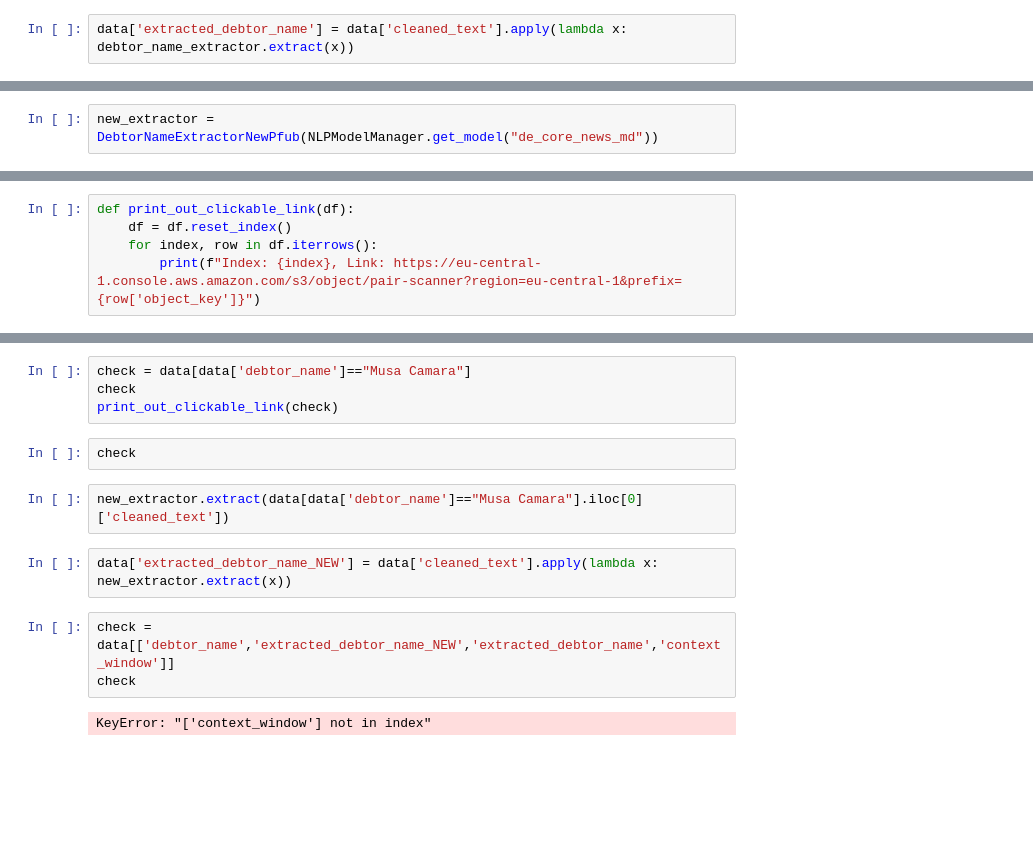
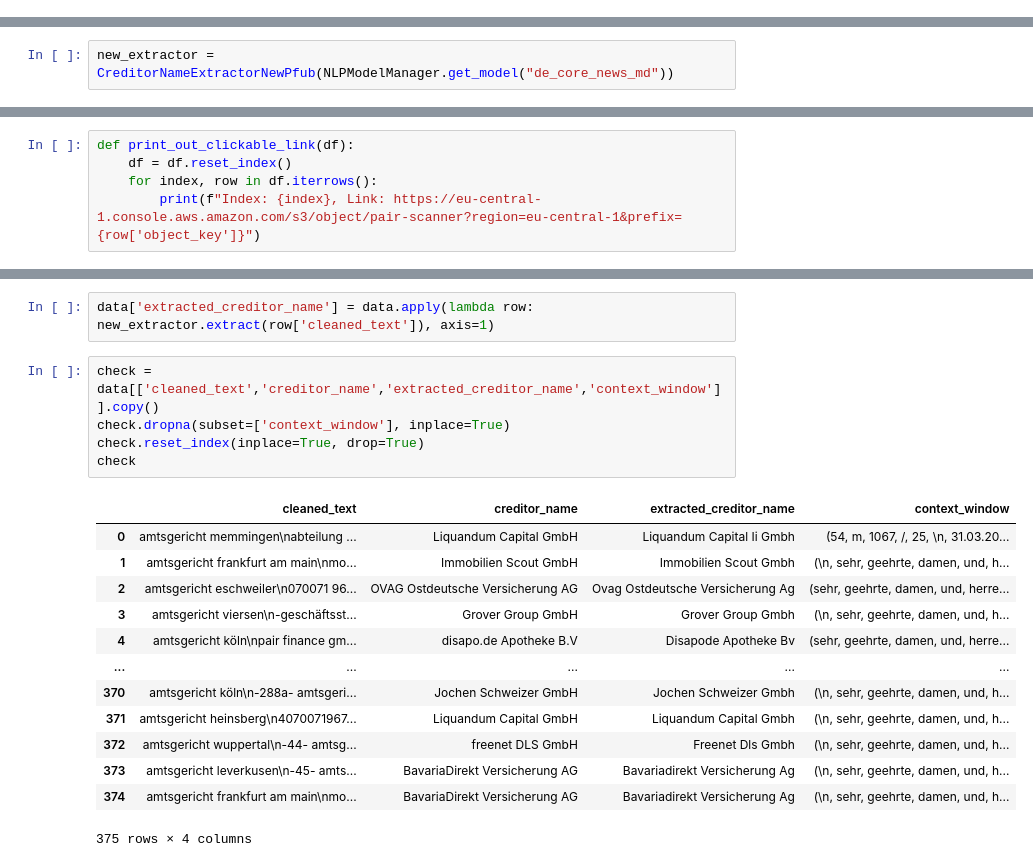
Before and after one commit to pair-finance/aftercourt_automation, a Jupyter notebook: notebooks/parameter_extraction/pfub-erlass/PFUB_CREDITOR_NAME_extraction.ipynb, the cells around one changed output, grey strips where cells are left out. Saved outputs shown, nothing was run; the diff lists cells and outputs as text; blank space fills up the shorter version.

Commit message:
pfub erlass creditor name extraction

```diff
--- a/notebooks/parameter_extraction/pfub-erlass/PFUB_CREDITOR_NAME_extraction.ipynb
+++ b/notebooks/parameter_extraction/pfub-erlass/PFUB_CREDITOR_NAME_extraction.ipynb
@@ -83,2 +64,0 @@ debtor_name_extractor = DebtorNameExtractor(NLPModelManager.get_model("de_core_n
-# %%
-data['extracted_debtor_name'] = data['cleaned_text'].apply(lambda x: debtor_name_extractor.extract(x))
@@ -278,3 +207,3 @@ class DebtorNameExtractorNewPfub(BaseExtractor):
 # %%
-new_extractor = DebtorNameExtractorNewPfub(NLPModelManager.get_model("de_core_news_md"))
+new_extractor = CreditorNameExtractorNewPfub(NLPModelManager.get_model("de_core_news_md"))
 # %%
@@ -310,15 +322,21 @@ check
-# %%
-check = data[data['debtor_name']=="Musa Camara"]
-check
-print_out_clickable_link(check)
-# %%
-check
-# %%
-new_extractor.extract(data[data['debtor_name']=="Musa Camara"].iloc[0]['cleaned_text'])
-# %%
-data['extracted_debtor_name_NEW'] = data['cleaned_text'].apply(lambda x: new_extractor.extract(x))
+# %%
+data['extracted_creditor_name'] = data.apply(lambda row: new_extractor.extract(row['cleaned_text']), axis=1)
 # %%
-check = data[['debtor_name','extracted_debtor_name_NEW','extracted_debtor_name','context_window']]
+check = data[['cleaned_text','creditor_name','extracted_creditor_name','context_window']].copy()
+check.dropna(subset=['context_window'], inplace=True)
+check.reset_index(inplace=True, drop=True)
 check
 # %% [output]
+|  | cleaned_text | creditor_name | extracted_creditor_name | context_window |
+| 0 | amtsgericht memmingen\nabteilung ... | Liquandum Capital GmbH | Liquandum Capital Ii Gmbh | (54, m, 1067, /, 25, \n, 31.03.20... |
+| 1 | amtsgericht frankfurt am main\nmo... | Immobilien Scout GmbH | Immobilien Scout Gmbh | (\n, sehr, geehrte, damen, und, h... |
+| 2 | amtsgericht eschweiler\n070071 96... | OVAG Ostdeutsche Versicherung AG | Ovag Ostdeutsche Versicherung Ag | (sehr, geehrte, damen, und, herre... |
+| 3 | amtsgericht viersen\n-geschäftsst... | Grover Group GmbH | Grover Group Gmbh | (\n, sehr, geehrte, damen, und, h... |
+| 4 | amtsgericht köln\npair finance gm... | disapo.de Apotheke B.V | Disapode Apotheke Bv | (sehr, geehrte, damen, und, herre... |
+| ... | ... | ... | ... | ... |
+| 370 | amtsgericht köln\n-288a- amtsgeri... | Jochen Schweizer GmbH | Jochen Schweizer Gmbh | (\n, sehr, geehrte, damen, und, h... |
+| 371 | amtsgericht heinsberg\n4070071967... | Liquandum Capital GmbH | Liquandum Capital Gmbh | (\n, sehr, geehrte, damen, und, h... |
+| 372 | amtsgericht wuppertal\n-44- amtsg... | freenet DLS GmbH | Freenet Dls Gmbh | (\n, sehr, geehrte, damen, und, h... |
+| 373 | amtsgericht leverkusen\n-45- amts... | BavariaDirekt Versicherung AG | Bavariadirekt Versicherung Ag | (\n, sehr, geehrte, damen, und, h... |
+| 374 | amtsgericht frankfurt am main\nmo... | BavariaDirekt Versicherung AG | Bavariadirekt Versicherung Ag | (\n, sehr, geehrte, damen, und, h... |
-KeyError: "['context_window'] not in index"
+375 rows × 4 columns
```
Also changed, not shown: parts of 24 cells of this notebook.
